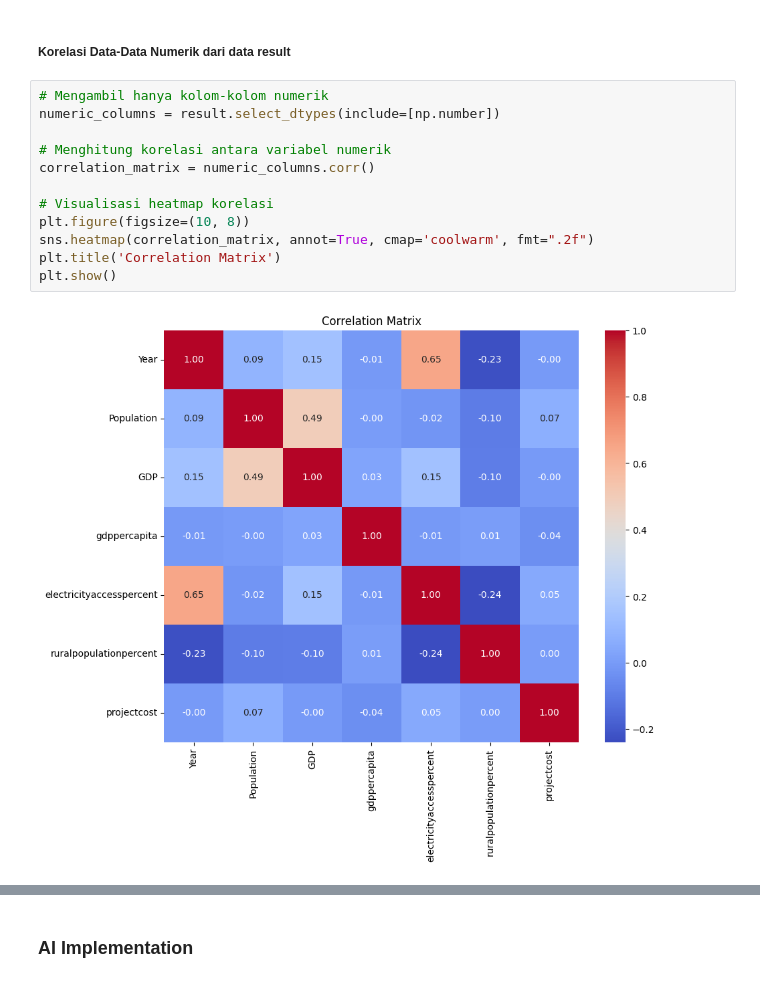
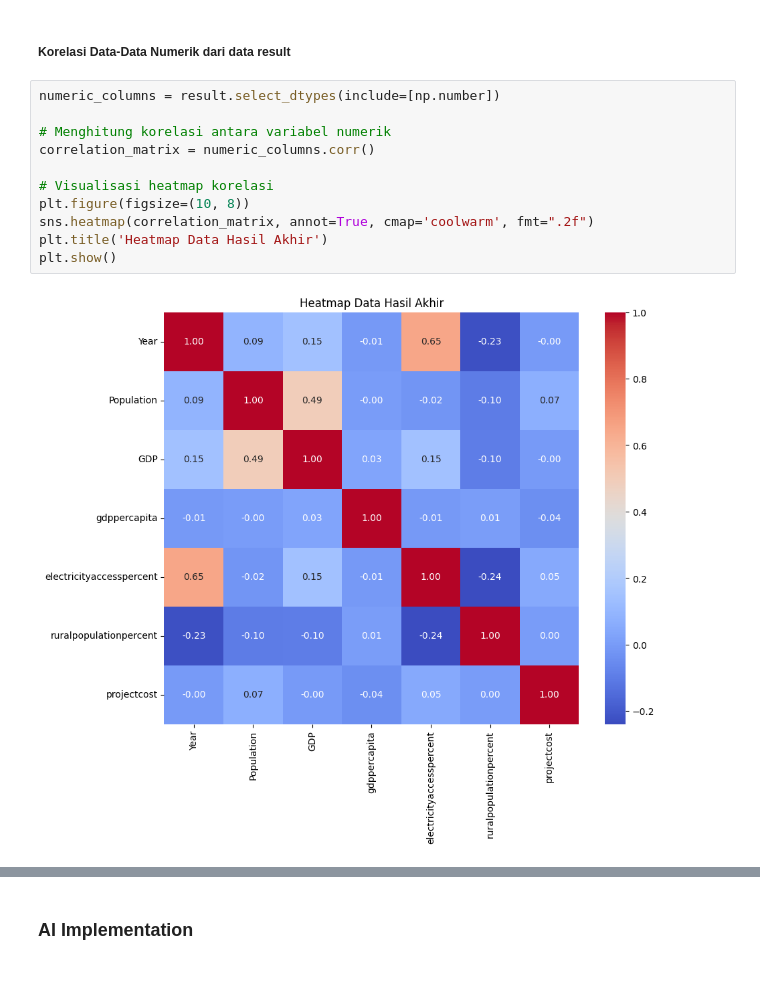
Before and after one commit to Timekeeper25/mini_project_DE_muhammad_raihan_saputra, a Jupyter notebook: notebook.ipynb, the cells around one changed output, grey strips where cells are left out. Drawn from its saved outputs; the diff is of its cells as text.

```diff
--- a/notebook.ipynb
+++ b/notebook.ipynb
@@ -1297,16 +1288,15 @@ plt.show()
 # %% [markdown]
 ##### Korelasi Data-Data Numerik dari data result
 # %%
-# Mengambil hanya kolom-kolom numerik
 numeric_columns = result.select_dtypes(include=[np.number])
 
 # Menghitung korelasi antara variabel numerik
 correlation_matrix = numeric_columns.corr()
 
 # Visualisasi heatmap korelasi
 plt.figure(figsize=(10, 8))
 sns.heatmap(correlation_matrix, annot=True, cmap='coolwarm', fmt=".2f")
-plt.title('Correlation Matrix')
+plt.title('Heatmap Data Hasil Akhir')
 plt.show()
 # %% [output]
-[figure, old version]
+[figure, new version]
```
Also changed, not shown: parts of 20 cells of this notebook, 1 other file.
